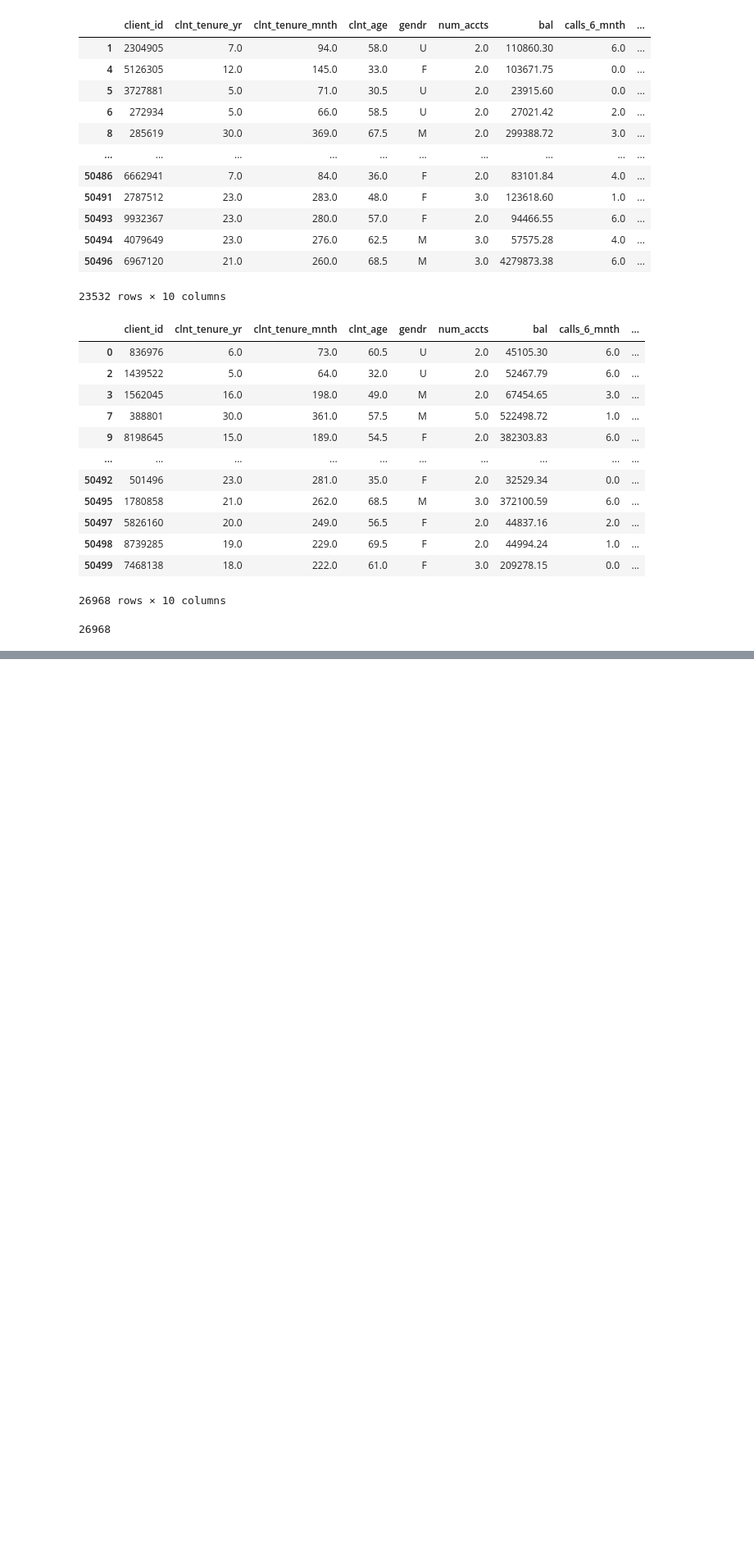
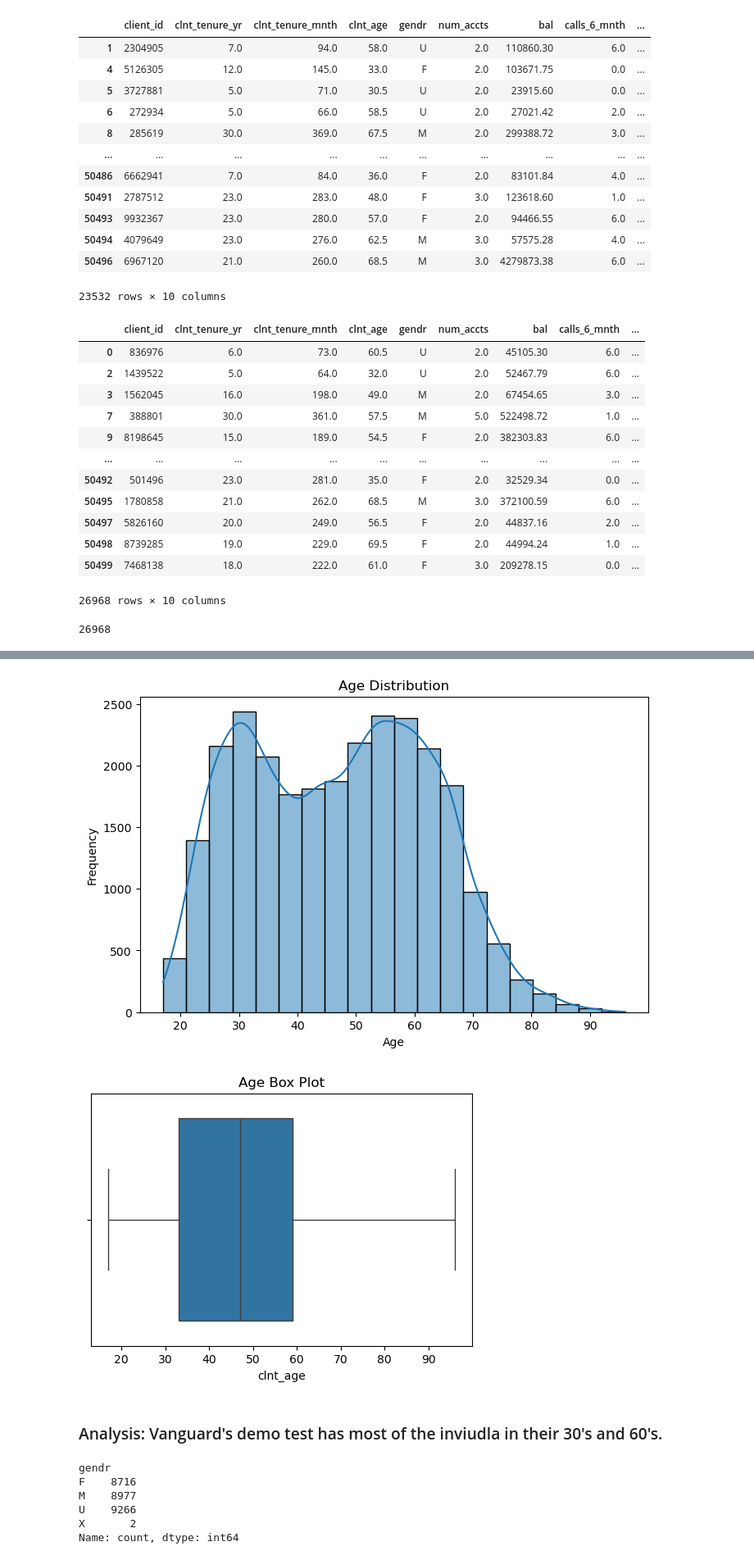
Before and after one commit to mkpaerce/vanguard-ab-test, a Jupyter notebook: Notebooks/vanguard_data_clean_elohor.ipynb, the cells around one changed output, grey strips where cells are left out. Shown: that part at 82% size. Drawn from its saved outputs; the diff is of its cells as text; code cells hidden in the pictures; blank space fills up the shorter version.

```diff
--- a/Notebooks/vanguard_data_clean_elohor.ipynb
+++ b/Notebooks/vanguard_data_clean_elohor.ipynb
@@ -209,0 +268,29 @@ array(['F', 'M', nan], dtype=object)
+# %%
+
+# Histogram
+plt.figure(figsize=(8,5))
+sns.histplot(df_demo_test_clean['clnt_age'], bins=20, kde=True)
+plt.title("Age Distribution")
+plt.xlabel("Age")
+plt.ylabel("Frequency")
+plt.show()
+
+# Box Plot
+plt.figure(figsize=(6,4))
+sns.boxplot(x=df_demo_test_clean['clnt_age'])
+plt.title("Age Box Plot")
+plt.show()
+# %% [output]
+[figure, added]
+[figure, added]
+# %% [markdown]
+### Analysis: Vanguard's demo test has most of the inviudla in their 30's and 60's.
+# %%
+df_demo_test_clean['gendr'].value_counts().sort_index()
+# %% [output]
+gendr
+F    8716
+M    8977
+U    9266
+X       2
+Name: count, dtype: int64
```
Also changed, not shown: parts of 9 cells of this notebook.
